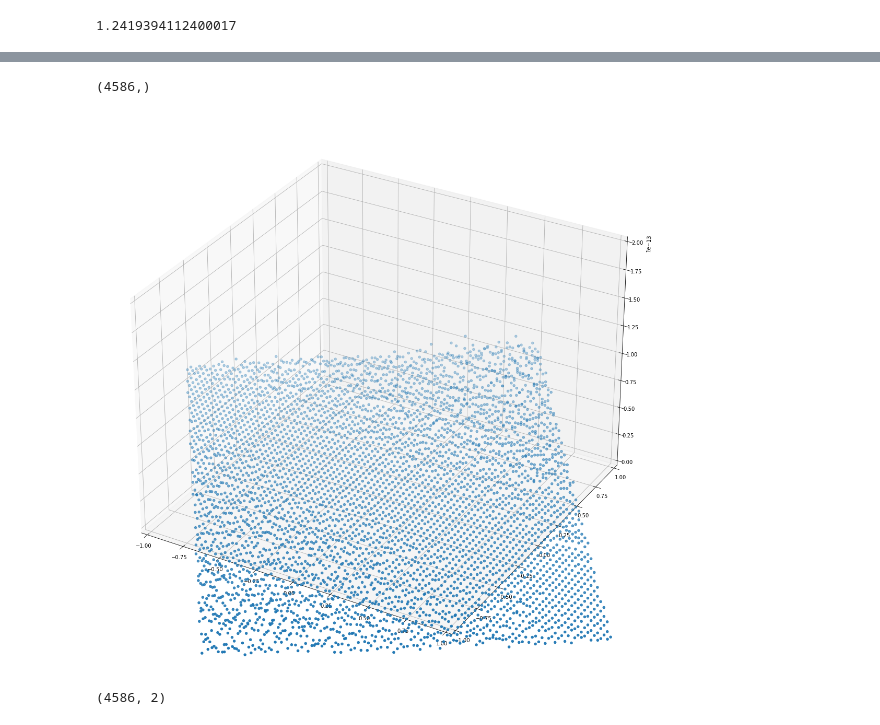
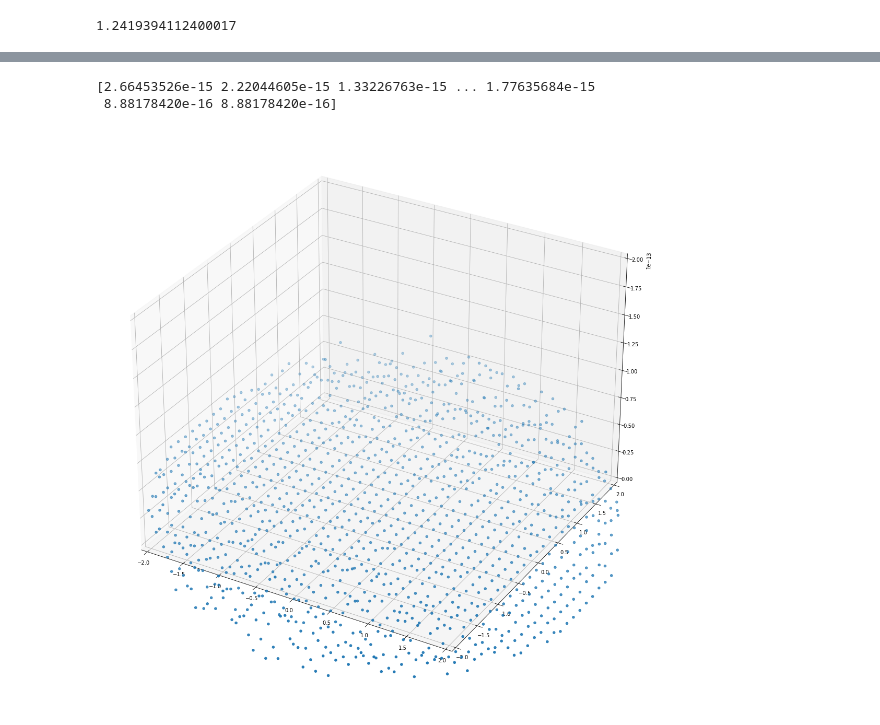
Before and after one commit to mdoshi2612/Optimal-Control, a Jupyter notebook: Quasi Interpolation.ipynb, the cells around one changed output, grey strips where cells are left out. Drawn from its saved outputs; the diff is of its cells as text; code cells hidden in the pictures.

```diff
--- a/Quasi Interpolation.ipynb
+++ b/Quasi Interpolation.ipynb
@@ -85,0 +95,15 @@ for x,y in coord_rect:
+# %%
+np_coord_ellipse = np.array(ellipse_coord)
+
+fig = plt.figure()
+# Set the figure size
+plt.rcParams["figure.figsize"] = [15.0, 15.0]
+plt.rcParams["figure.autolayout"] = True
+
+# Random data of 100×3 dimension
+
+# Scatter plot
+plt.scatter(np_coord_ellipse[:, 0], np_coord_ellipse[:, 1])
+
+# Display the plot
+plt.show()
@@ -100,4 +125,4 @@ print(graph)
 # %%
-actual_feedback = 1.464*coord_rect[:, 0] + 5.90*coord_rect[:, 1]
+actual_feedback = 1.464*np_coord_ellipse[:, 0] + 5.90*np_coord_ellipse[:, 1]
 print(actual_feedback)
 # %% [output]
@@ -106,5 +131,5 @@ print(actual_feedback)
 # %%
-quasi_feedback = np.array([quasi_interpolant(x,y,5, 0.1) for (x,y) in coord_rect])
+quasi_feedback = np.array([quasi_interpolant(x,y,5, 0.1) for (x,y) in np_coord_ellipse])
 # %%
 quasi_interpolant(-1.83838384, 0.66666667, 5, 0.1)
 # %% [output]
@@ -133,28 +143,27 @@ plt.show()
 # %%
 error = np.abs(quasi_feedback - actual_feedback)
-print(error.shape)
-error_plot = np.concatenate((coord_rect,error.reshape((coord_rect.shape[0], 1))), axis = 1)
+print(error)
+error_plot = np.concatenate((np_coord_ellipse,error.reshape((np_coord_ellipse.shape[0], 1))), axis = 1)
 # %% [output]
-(4586,)
+[2.66453526e-15 2.22044605e-15 1.33226763e-15 ... 1.77635684e-15
+ 8.88178420e-16 8.88178420e-16]
 # %%
 fig = plt.figure()
 ax = plt.axes(projection='3d')
 
 # plotting the points
 ax.scatter3D(error_plot[:, 0],error_plot[:, 1], error_plot[:, 2], cmap='Greens');
 
 
-ax.set_xlim3d(-1, 1)
-ax.set_ylim3d(-1, 1)
+ax.set_xlim3d(-8, 2)
+ax.set_ylim3d(-2, 2)
 ax.set_zlim3d(0, 2e-13)
 
 plt.show()
 # %% [output]
-[figure, old version]
+[figure, new version]
 # %%
-interpolant = np.zeros((coord_rect.shape))
+interpolant = np.zeros((np_coord_ellipse.shape))
 print(interpolant.shape)
-# %% [output]
-(4586, 2)
 # %%
 print(interpolant[1][1])
```
Also changed, not shown: parts of 13 cells of this notebook, 3 other files.
